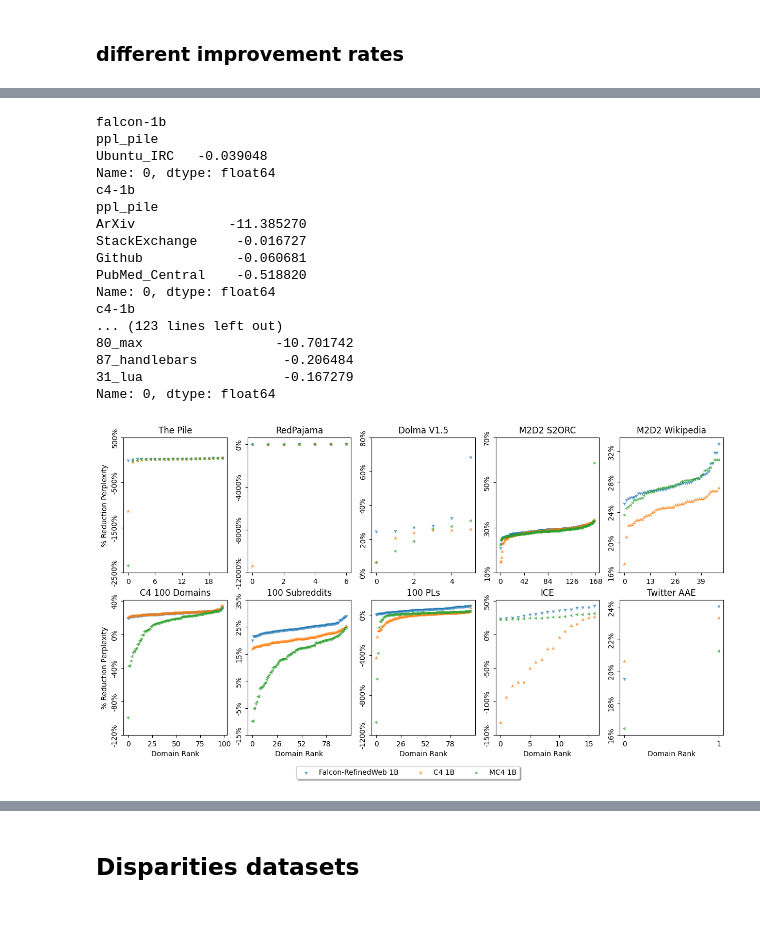
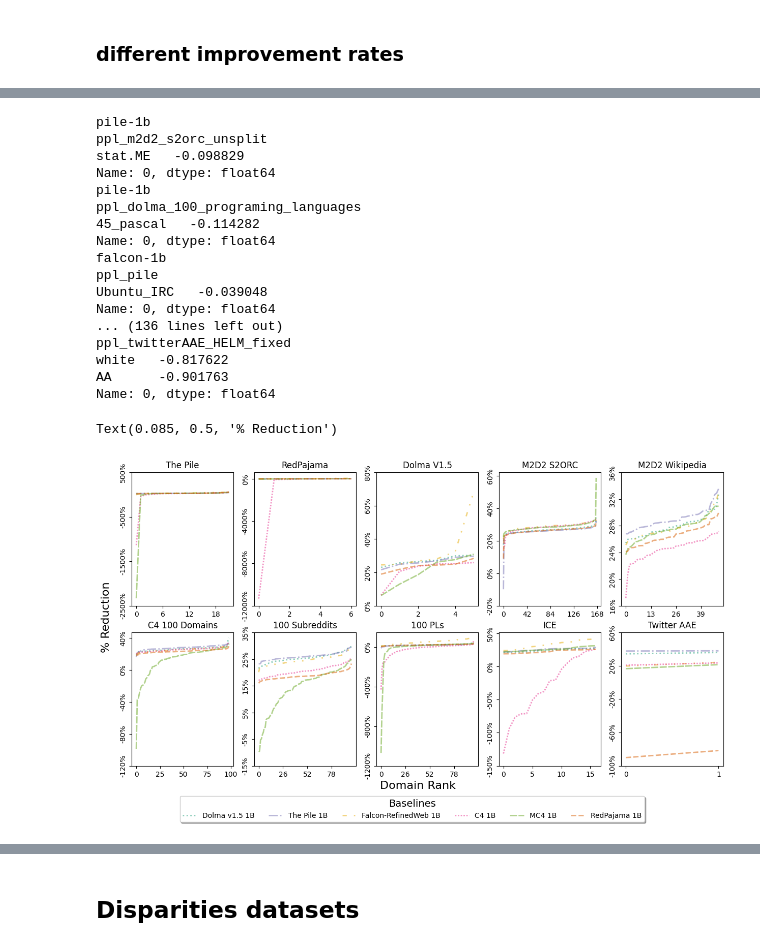
Before and after one commit to allenai/OLMo-Eval, a Jupyter notebook: notebooks/perplexity_suite_paper_visualizations.ipynb.ipynb, the cells around one changed output, grey strips where cells are left out. Saved outputs shown, nothing was run; the diff lists cells and outputs as text; code cells hidden in the pictures; blank space fills up the shorter version.

```diff
--- a/notebooks/perplexity_suite_paper_visualizations.ipynb.ipynb
+++ b/notebooks/perplexity_suite_paper_visualizations.ipynb.ipynb
@@ -1804,9 +2398,9 @@ trained_baseline_models
 # %%
 import matplotlib
 cols = 5
-# models = {k:v for k,v in model_name_to_path.items() if k in trained_baseline_models}
+models = {k:v for k,v in model_name_to_path.items() if k in trained_baseline_models}
 # models = {k:v for k,v in model_name_to_path.items() if k in {'dolma-1b', 'pile-1b', 'rpj-1b'}}
-models = {k:v for k,v in model_name_to_path.items() if k in {'c4-1b', 'falcon-1b', 'mc4-1b'}}
+# models = {k:v for k,v in model_name_to_path.items() if k in {'c4-1b', 'falcon-1b', 'mc4-1b'}}
 tasks = ['ppl_'+domain for domain in domain_order if ('ppl_'+domain) in (domains_with_subdomains - {'ppl_manosphere_meta_sep'})]
 fig, axs = plt.subplots(len(task_to_domains) // cols, cols, figsize=(15, 7.5), gridspec_kw={'hspace': 0.2, 'wspace': 0.2})
 most_improved_domains = {}
@@ -1852,13 +2446,15 @@ for i, (model_name, model) in enumerate(models.items()):
             prev_range_per_task[task_name]['max'] = previous_range[1]
         range_per_task[task_name] = (min(min(y_axis), previous_range[0]), max(max(y_axis), previous_range[1]))
         x_axis = np.arange(len(ratio_by_subdomain))
-        axs[j//cols][j%cols].scatter(x_axis, y_axis, label=(name_to_display[model_name]),  s=20, alpha=0.75, marker=model_name_to_marker[model_name])
-        if j // cols == len(axs) - 1:
-            axs[j//cols][j%cols].set_xlabel("Domain Rank")
-        # axs[j//cols][j%cols].set_xlabel("Domain Rank")
+        # axs[j//cols][j%cols].scatter(x_axis, y_axis, label=(name_to_display[model_name]),  s=20, alpha=0.5, marker=model_name_to_marker[model_name], color=model_name_to_color[model_name])
+        axs[j//cols][j%cols].plot(x_axis, y_axis, label=(name_to_display[model_name]), alpha=0.5, color=model_name_to_color[model_name], linestyle=model_name_to_linestyle[model_name], linewidth=2)
 
-        if j % cols == 0:
-            axs[j//cols][j%cols].set_ylabel("% Reduction Perplexity")
+        # if j // cols == len(axs) - 1:
+        #     axs[j//cols][j%cols].set_xlabel("Domain Rank")
+        # # axs[j//cols][j%cols].set_xlabel("Domain Rank")
+
+        # if j % cols == 0:
+        #     axs[j//cols][j%cols].set_ylabel("% Reduction Perplexity")
         # axs[j//cols][j%cols].set_ylabel("% Reduction " +name_to_display[metric_name])
         axs[j//cols][j%cols].set_title(name_to_display[task_name])
         # x ticks as integers
@@ -1869,48 +2465,52 @@ for i, (model_name, model) in enumerate(models.items()):
         # axs[j//cols][j%cols].set_xlim(0, len(ratio_by_subdomain))
 
 for j in range(len(tasks)):
     pass
     # axs[j//cols][j%cols].set_yscale('symlog')
     # y_max = range_per_task[tasks[j]][1]
     # y_min = range_per_task[tasks[j]][0]
     # print(tasks[j])
     # print(y_max)
     # print(y_min)
     # if y_min < -5.0:
     #     print ("here")
     #     print(y_min)
     #     y_min = prev_range_per_task[tasks[j]]['min']
     #     print(y_min)
     # axs[j//cols][j%cols].set_ylim(y_min -0.05 , y_max  + 0.05)
     y_ticks = axs[j//cols][j%cols].get_yticks()[::2]
     axs[j//cols][j%cols].set_yticks(y_ticks)
     axs[j//cols][j%cols].set_yticklabels([f"{y:.0%}" for y in y_ticks], rotation='vertical', ha='right', va='center')
 
 
 axs[-1][0].legend(loc='upper center', bbox_to_anchor=(2.75, -0.2),
-        ncol=4, fancybox=True, shadow=True)
+        ncol=6, fancybox=True, shadow=True, title='Baselines', title_fontsize=14)
+
+fig.text(0.5, 0.05, 'Domain Rank', ha='center', fontsize=16)
+fig.text(0.085, 0.5, '% Reduction', va='center', rotation='vertical', fontsize=16)
 
 
-fig.savefig(os.path.join(FIGURE_DIR,'domains_by_reduction.pdf'), bbox_inches='tight', dpi=300)
+# fig.savefig(os.path.join(FIGURE_DIR,'domains_by_reduction.pdf'), bbox_inches='tight', dpi=300)
 # %% [output]
+pile-1b
+ppl_m2d2_s2orc_unsplit
+stat.ME   -0.098829
+Name: 0, dtype: float64
+pile-1b
+ppl_dolma_100_programing_languages
+45_pascal   -0.114282
+Name: 0, dtype: float64
 falcon-1b
 ppl_pile
 Ubuntu_IRC   -0.039048
 Name: 0, dtype: float64
-c4-1b
-ppl_pile
-ArXiv            -11.385270
-StackExchange     -0.016727
-Github            -0.060681
-PubMed_Central    -0.518820
+... (136 lines left out)
+ppl_twitterAAE_HELM_fixed
+white   -0.817622
+AA      -0.901763
 Name: 0, dtype: float64
-c4-1b
-... (123 lines left out)
-80_max                 -10.701742
-87_handlebars           -0.206484
-31_lua                  -0.167279
-Name: 0, dtype: float64
+Text(0.085, 0.5, '% Reduction')
-[figure, old version]
+[figure, new version]
 # %%
 def make_multi_index_df_from_dict(data_dict, subcolumn_names):
     # create a multi-index for the columns and rows
```
Also changed, not shown: parts of 68 cells of this notebook.
